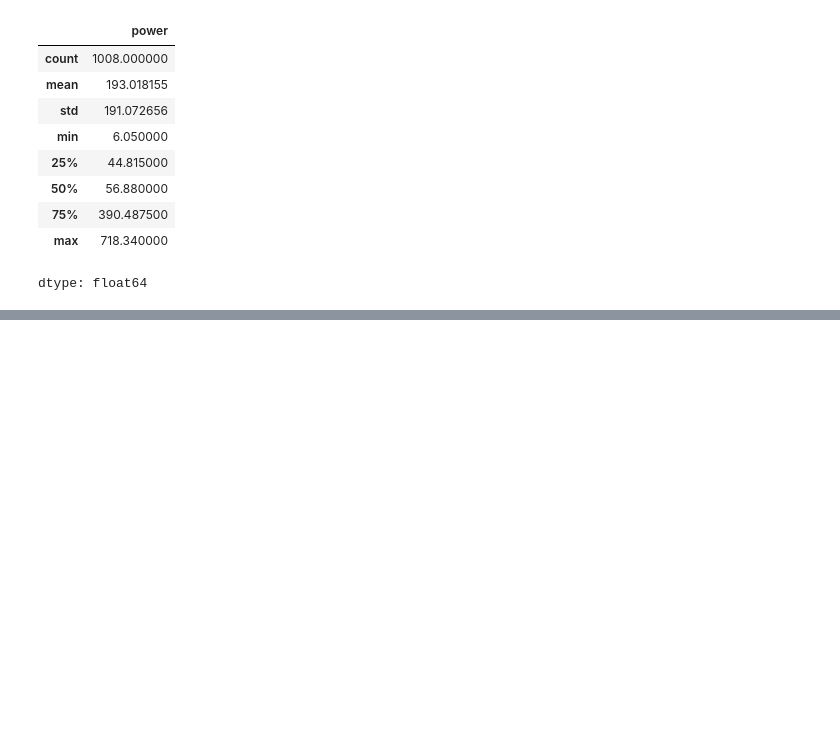
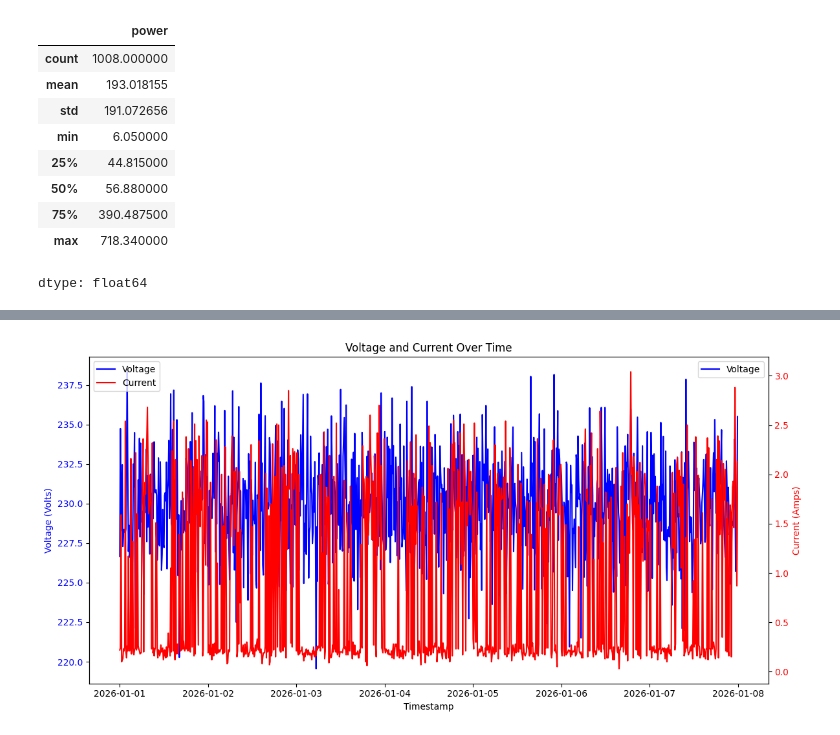
Before and after one commit to LegendSeyi/ML-PROJECTS, a Jupyter notebook: Occupancy_prediction_IOT.ipynb, the cells around one changed output, grey strips where cells are left out. Cells and saved outputs as stored; diff of their text form; code cells hidden in the pictures; blank space fills up the shorter version.

```diff
--- a/Occupancy_prediction_IOT.ipynb
+++ b/Occupancy_prediction_IOT.ipynb
@@ -125,0 +174,26 @@ dtype: float64
+# %%
+fig, ax1 = plt.subplots(figsize=(12, 6))
+
+# Plot Voltage on the first y-axis
+sns.lineplot(x='timestamp', y='voltage', data=df, ax=ax1, color='blue', label='Voltage')
+ax1.set_xlabel('Timestamp')
+ax1.set_ylabel('Voltage (Volts)', color='blue')
+ax1.tick_params(axis='y', labelcolor='blue')
+
+# Create a second y-axis for Current
+ax2 = ax1.twinx()
+sns.lineplot(x='timestamp', y='current', data=df, ax=ax2, color='red', label='Current')
+ax2.set_ylabel('Current (Amps)', color='red')
+ax2.tick_params(axis='y', labelcolor='red')
+
+plt.title('Voltage and Current Over Time')
+fig.tight_layout() # Adjust layout
+
+# Add legends for both lines
+handles, labels = ax1.get_legend_handles_labels()
+handles2, labels2 = ax2.get_legend_handles_labels()
+plt.legend(handles + handles2, labels + labels2, loc='upper left')
+
+plt.show()
+# %% [output]
+[figure, added]
```
Also changed, not shown: parts of 13 cells of this notebook.
